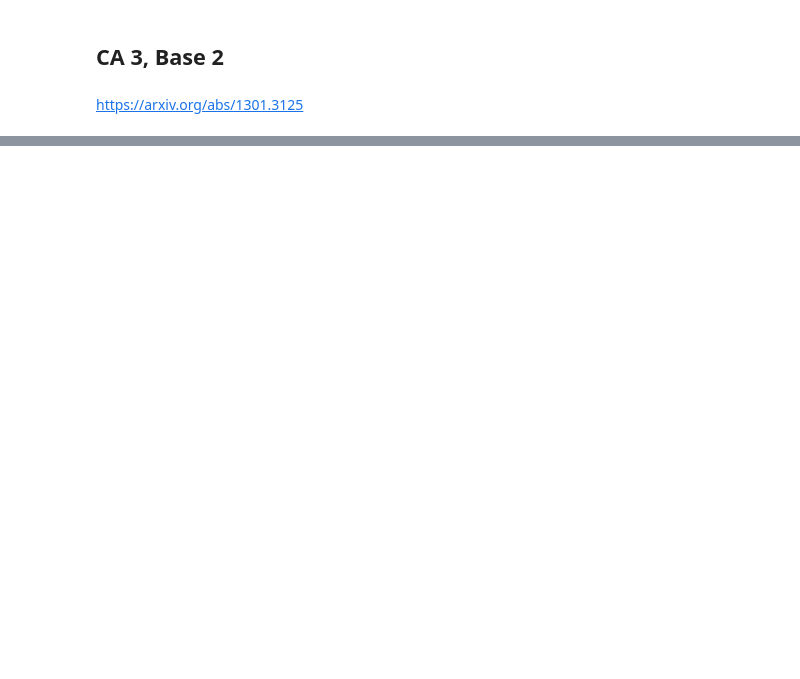
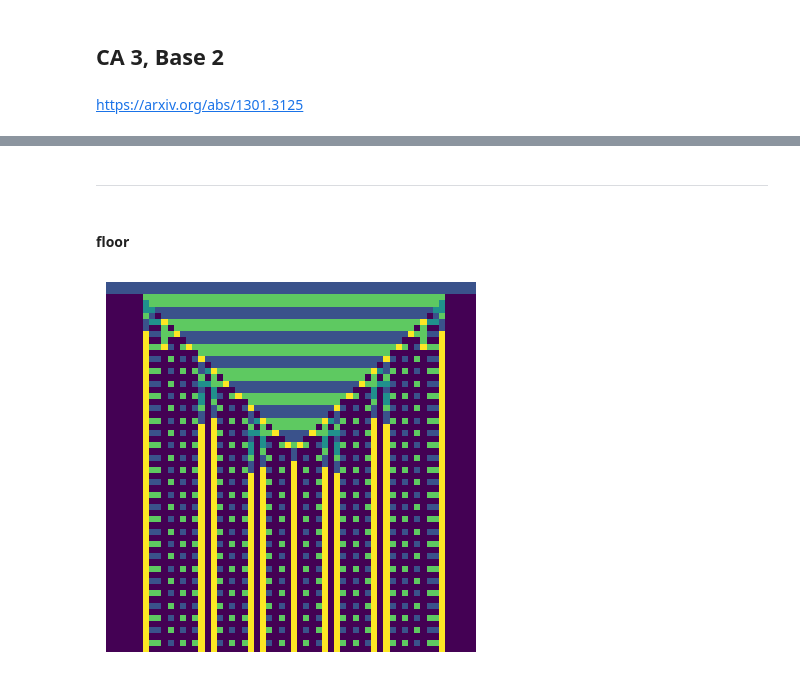
Before and after one commit to tt5/p-dynsys, a Jupyter notebook: automaton.ipynb, the cells around one changed output, grey strips where cells are left out. Cells and saved outputs as stored; diff of their text form; code cells hidden in the pictures; blank space fills up the shorter version.

```diff
--- a/automaton.ipynb
+++ b/automaton.ipynb
@@ -114,0 +107,28 @@ plt.show()
+# %% [markdown]
+---
+# %% [markdown]
+#### floor
+# %%
+t = np.zeros((60,60), dtype='int64')
+s = [1] + [1 for x in range(t.shape[1]-2,0,-1)] + [1]
+t[0,] = s
+#s = [1] + [math.floor((x+1)*math.sqrt(2)) - math.floor(x*math.sqrt(2)) for x in range(t.shape[1]-2,0,-1)] + [1]
+s = [1] + [1 for x in range(t.shape[1]-2,0,-1)] + [1]
+t[1,] = s
+
+def processLine(t, l):
+    for i in range(6,t.shape[1]-5):
+        if t[l-1,i] != 0:
+            t[l+1,i] = (math.floor((t[l,i]**2 - t[l,i-1] * t[l,i+1] + 3) // (t[l-1,i])))%5
+        else:
+            t[l+1,i] = 0
+
+
+for i in range(1,t.shape[0]-1):
+    processLine(t,i)
+
+t = t%5
+
+plt.imshow(t, interpolation='nearest');plt.axis('off');plt.show()
+# %% [output]
+[figure, added]
```
Also changed, not shown: parts of 9 cells of this notebook, 2 other files.
